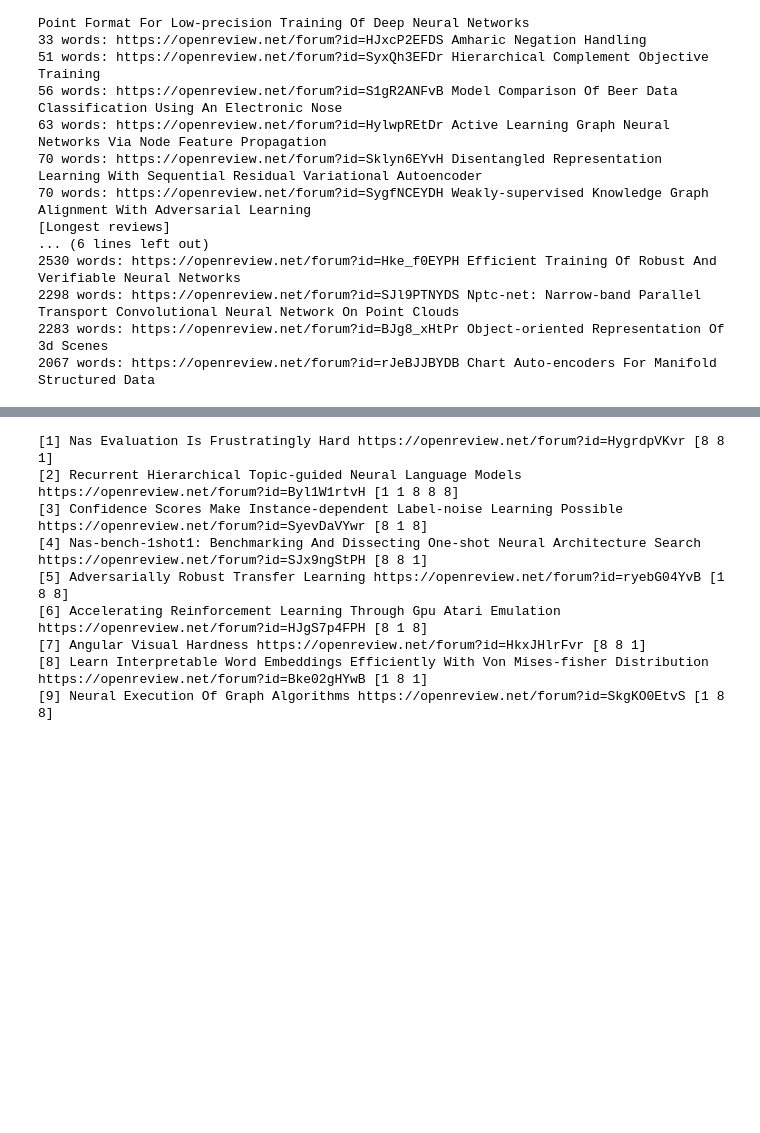
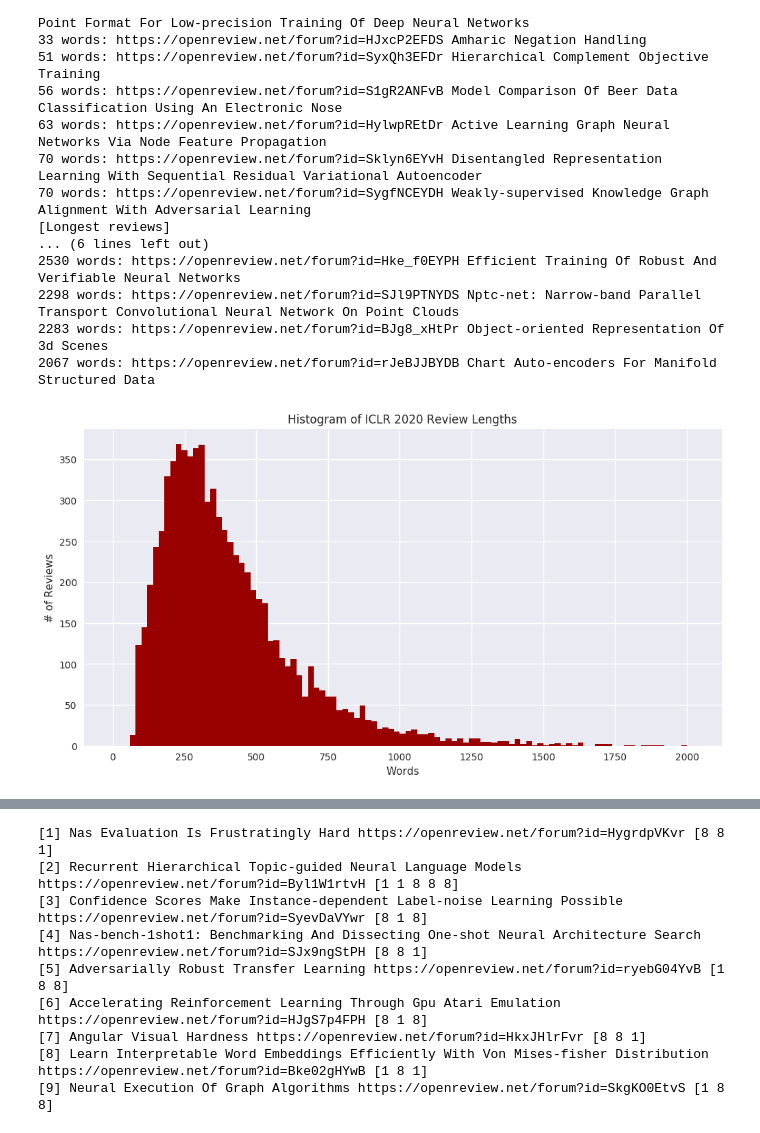
Before and after one commit to shaohua0116/ICLR2020-OpenReviewData, a Jupyter notebook: demo.ipynb, the cells around one changed output, grey strips where cells are left out. Cells and saved outputs as stored; diff of their text form; code cells hidden in the pictures; blank space fills up the shorter version.

```diff
--- a/demo.ipynb
+++ b/demo.ipynb
@@ -340,0 +341,9 @@ for m in meta_list:
+# %%
+# average review len
+all_rating = []
+all_review_len = []
+for m in meta_list:
+    if len(m.review_len) > 0:
+        all_rating.extend(m.rating)
+        all_review_len.extend(m.review_len)
+print('The average review length: {:.2f} words'.format(np.mean(all_review_len)))
@@ -372,3 +383,21 @@ for m in meta_list_sorted_review_len_max[:TOP_NUM]:
 2298 words: https://openreview.net/forum?id=SJl9PTNYDS Nptc-net: Narrow-band Parallel Transport Convolutional Neural Network On Point Clouds
 2283 words: https://openreview.net/forum?id=BJg8_xHtPr Object-oriented Representation Of 3d Scenes
 2067 words: https://openreview.net/forum?id=rJeBJJBYDB Chart Auto-encoders For Manifold Structured Data
+# %%
+# Plot histograms of review len
+sns.set()
+fig = plt.figure(figsize=(12, 6))
+plt.title('Histogram of ICLR 2020 Review Lengths')
+
+# Review length hist (remove the 10 shortest/longest reviews)
+interval = 20
+all_review_len_sorted_clip = sorted(all_review_len)[10:-10]
+plt.hist(all_review_len_sorted_clip, bins=[v*interval for v in list(
+    np.array(range(np.max(all_review_len_sorted_clip)//interval)))],
+    color='#990000')
+plt.xlabel('Words')
+plt.ylabel('# of Reviews')
+plt.show()
+fig.savefig('asset/review_len_hist.png')
+# %% [output]
+[figure, added]
```
Also changed, not shown: parts of 26 cells of this notebook, 17 other files.
